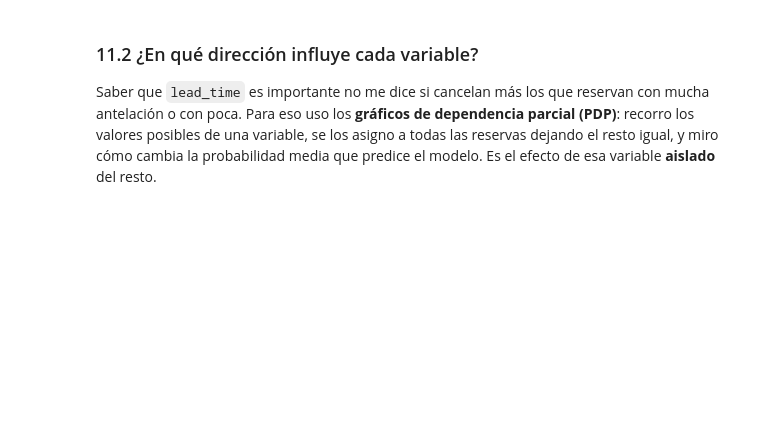
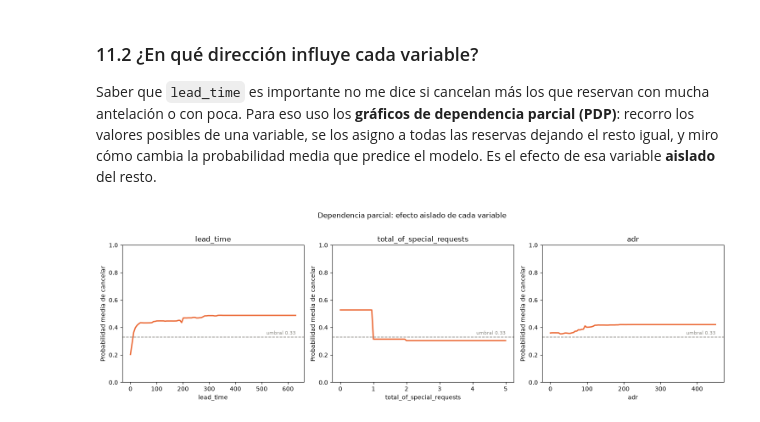
Before and after one commit to davidvilasiaba12345-a11y/Proyecto-Maching-Learning-David-Vila-Siaba, a Jupyter notebook: proyecto.ipynb, the cells around one changed output. Cells and saved outputs as stored; diff of their text form; code cells hidden in the pictures; blank space fills up the shorter version.

```diff
--- a/proyecto.ipynb
+++ b/proyecto.ipynb
@@ -1809,7 +1809,7 @@ GRUPOS_NEGOCIO = {
     'Historial del cliente': ['is_repeated_guest', 'previous_cancellations', 'previous_bookings_not_canceled', 'has_prev_cancel', 'has_prev_stays'],
     'Precio e ingreso': ['adr', 'adr_per_person', 'ingreso_reserva'],
     'Estancia y hotel': ['hotel', 'total_guest', 'total_nights', 'has_kids', 'stays_in_week_nights', 'stays_in_weekend_nights',
-                         'adults', 'children', 'babies', 'reserved_room_type'],
+                         'adults', 'children', 'babies', 'reserved_room_type', 'total_guests'],
 }
 
 # Me quedo solo con las variables que realmente entán en X_test y compruebo que no me dejo ninguna
@@ -1837,6 +1837,4 @@ ax.set_xlabel('Pérdida de AUC al permutar el grupo completo')
 ax.set_title('Importancia por concepto de negocio (test 2017)')
 plt.tight_layout()
 plt.show()
-
-print(res_grp[['variable', 'perdida_auc']].to_string(index=False))
 # %% [output]
@@ -1860,10 +1850,21 @@ probabilidad media que predice el modelo. Es el efecto de esa variable **aislado
 # %%
 VARS_PDP = ['lead_time', 'total_of_special_requests', 'adr']
 
-perfil = explainer.model_parts(variables=VARS_PDP, type='partial', N=1_000, random_state=RANDOM_STATE, verbose=False)
+perfil = explainer.model_profile(variables=VARS_PDP, type='partial', N=1_000, random_state=RANDOM_STATE, verbose=False)
 res_pdp = perfil.result
 
 fig, axes = plt.subplots(1, 3, figsize=(15, 4.5))
 for ax, var in zip(axes, VARS_PDP):
     d = res_pdp[res_pdp['_vname_'] == var].sort_values('_x_')
     ax.plot(d['_x_'], d['_yhat_'], color=C_SI, lw=2.2)
+    ax.axhline(UMBRAL, color=C_GRIS, ls='--', lw=1.2)
+    ax.text(d['_x_'].max(), UMBRAL + 0.01, f'umbral {UMBRAL:.2f}', ha='right', va='bottom', fontsize=8, color=C_GRIS)
+    ax.set_title(var)
+    ax.set_xlabel(var)
+    ax.set_ylabel('Probabilidad media de cancelar')
+    ax.set_ylim(0, 1)
+fig.suptitle('Dependencia parcial: efecto aislado de cada variable', y=1.02)
+plt.tight_layout()
+plt.show()
+# %% [output]
+[figure, added]
```
Also changed, not shown: parts of 15 cells of this notebook.
